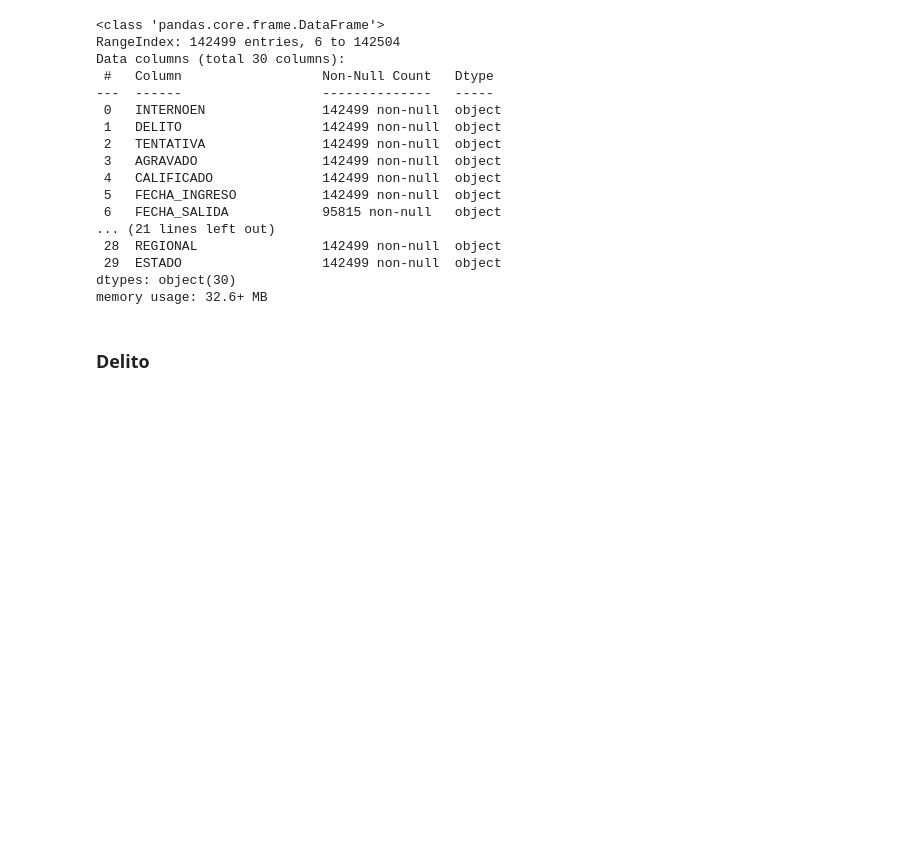
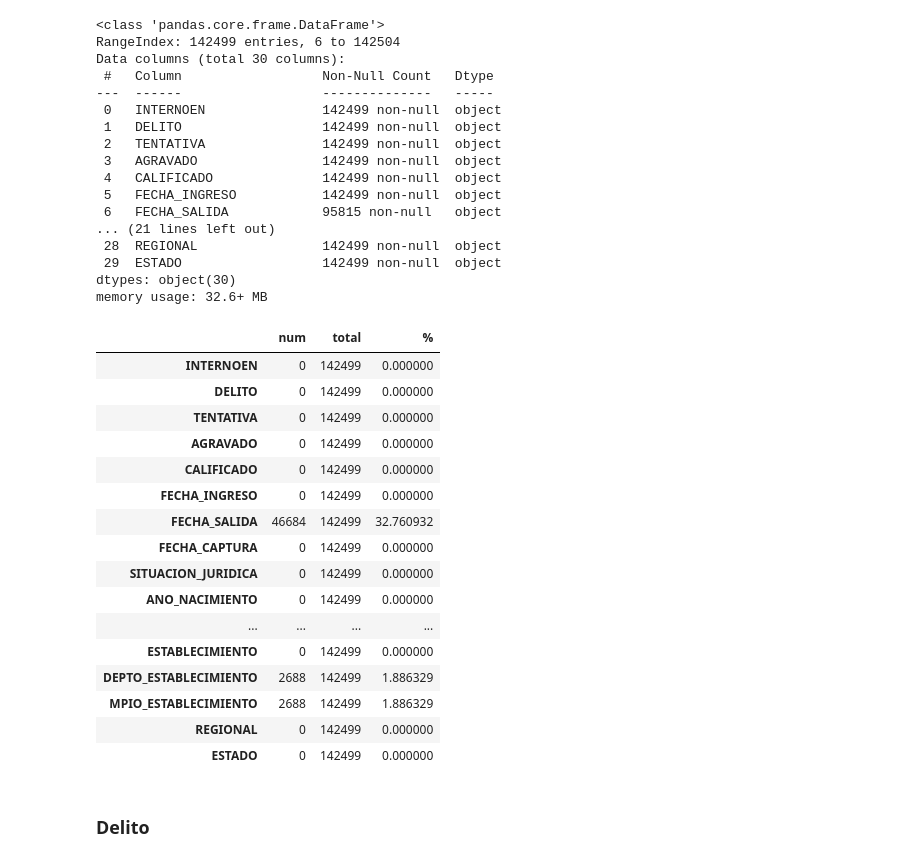
Before and after one commit to dehoyosb/MinJusticia_team77_DS4A_Project, a Jupyter notebook: exploratory_data_analysis_daniel.ipynb, the cells around one changed output. Drawn from its saved outputs; the diff is of its cells as text; code cells hidden in the pictures; blank space fills up the shorter version.

```diff
--- a/exploratory_data_analysis_daniel.ipynb
+++ b/exploratory_data_analysis_daniel.ipynb
@@ -156,6 +136,30 @@ Data columns (total 30 columns):
  29  ESTADO                  142499 non-null  object
 dtypes: object(30)
 memory usage: 32.6+ MB
+# %%
+vacios = data.isnull().sum().to_frame()
+vacios.columns = ['num']
+vacios['total'] = [len(data)]*len(vacios)
+vacios['%'] = 100*(vacios['num'] / vacios['total'])
+vacios
+# %% [output]
+|  | num | total | % |
+| INTERNOEN | 0 | 142499 | 0.000000 |
+| DELITO | 0 | 142499 | 0.000000 |
+| TENTATIVA | 0 | 142499 | 0.000000 |
+| AGRAVADO | 0 | 142499 | 0.000000 |
+| CALIFICADO | 0 | 142499 | 0.000000 |
+| FECHA_INGRESO | 0 | 142499 | 0.000000 |
+| FECHA_SALIDA | 46684 | 142499 | 32.760932 |
+| FECHA_CAPTURA | 0 | 142499 | 0.000000 |
+| SITUACION_JURIDICA | 0 | 142499 | 0.000000 |
+| ANO_NACIMIENTO | 0 | 142499 | 0.000000 |
+| ... | ... | ... | ... |
+| ESTABLECIMIENTO | 0 | 142499 | 0.000000 |
+| DEPTO_ESTABLECIMIENTO | 2688 | 142499 | 1.886329 |
+| MPIO_ESTABLECIMIENTO | 2688 | 142499 | 1.886329 |
+| REGIONAL | 0 | 142499 | 0.000000 |
+| ESTADO | 0 | 142499 | 0.000000 |
 # %% [markdown]
 ### Delito
 # %%
```
Also changed, not shown: parts of 28 cells of this notebook.
